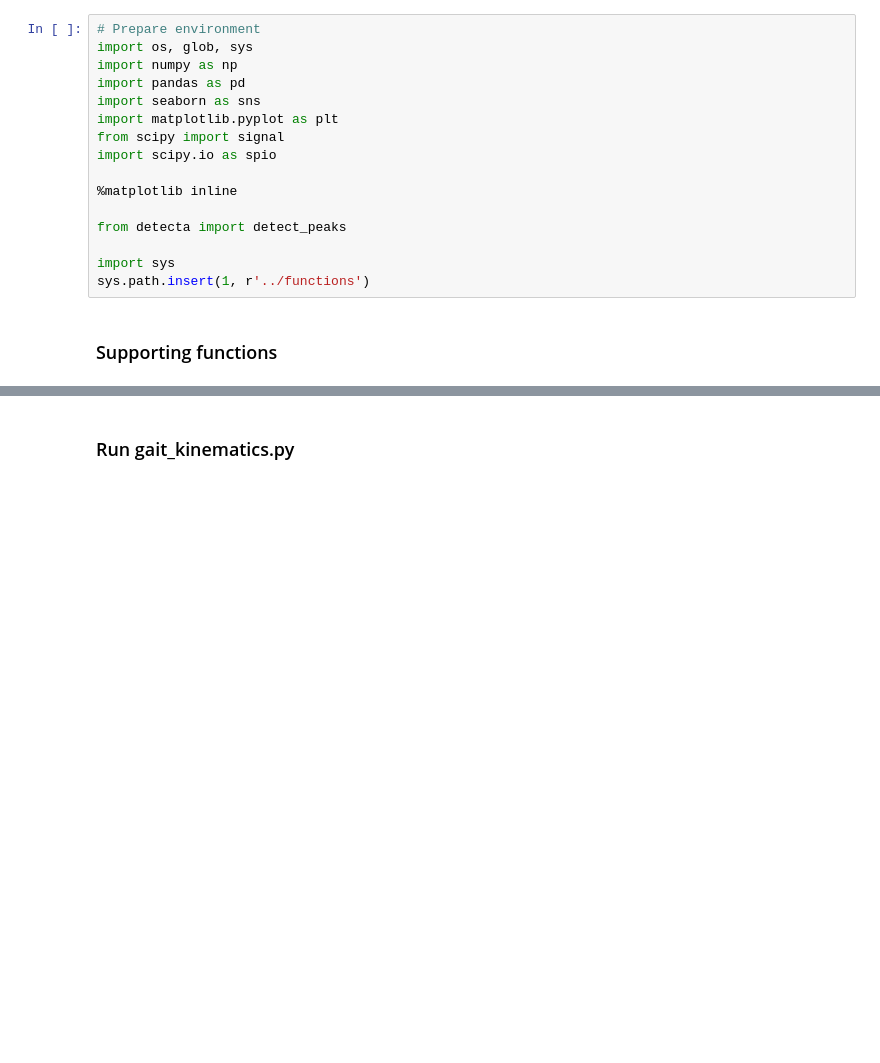
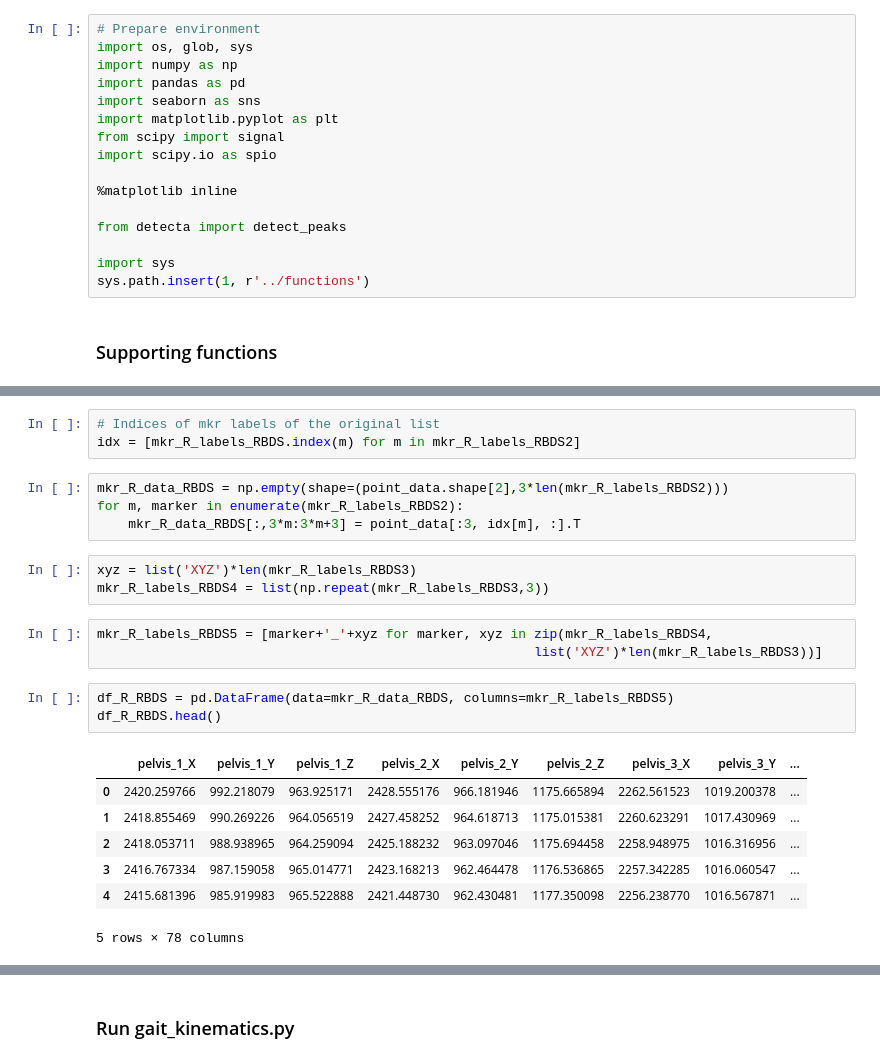
Before and after one commit to regifukuchi/BMC-RIC-running-biomechanics, a Jupyter notebook: notebooks/gait_steps.ipynb, the cells around one changed output, grey strips where cells are left out. Drawn from its saved outputs; the diff is of its cells as text; blank space fills up the shorter version.

```diff
--- a/notebooks/gait_steps.ipynb
+++ b/notebooks/gait_steps.ipynb
@@ -36,0 +114,24 @@ def loadjson(filename):
+# %%
+# Indices of mkr labels of the original list
+idx = [mkr_R_labels_RBDS.index(m) for m in mkr_R_labels_RBDS2]
+# %%
+mkr_R_data_RBDS = np.empty(shape=(point_data.shape[2],3*len(mkr_R_labels_RBDS2)))
+for m, marker in enumerate(mkr_R_labels_RBDS2):
+    mkr_R_data_RBDS[:,3*m:3*m+3] = point_data[:3, idx[m], :].T
+# %%
+xyz = list('XYZ')*len(mkr_R_labels_RBDS3)
+mkr_R_labels_RBDS4 = list(np.repeat(mkr_R_labels_RBDS3,3))
+# %%
+mkr_R_labels_RBDS5 = [marker+'_'+xyz for marker, xyz in zip(mkr_R_labels_RBDS4,
+                                                        list('XYZ')*len(mkr_R_labels_RBDS3))]
+# %%
+df_R_RBDS = pd.DataFrame(data=mkr_R_data_RBDS, columns=mkr_R_labels_RBDS5)
+df_R_RBDS.head()
+# %% [output]
+|  | pelvis_1_X | pelvis_1_Y | pelvis_1_Z | pelvis_2_X | pelvis_2_Y | pelvis_2_Z | pelvis_3_X | pelvis_3_Y | ... |
+| 0 | 2420.259766 | 992.218079 | 963.925171 | 2428.555176 | 966.181946 | 1175.665894 | 2262.561523 | 1019.200378 | ... |
+| 1 | 2418.855469 | 990.269226 | 964.056519 | 2427.458252 | 964.618713 | 1175.015381 | 2260.623291 | 1017.430969 | ... |
+| 2 | 2418.053711 | 988.938965 | 964.259094 | 2425.188232 | 963.097046 | 1175.694458 | 2258.948975 | 1016.316956 | ... |
+| 3 | 2416.767334 | 987.159058 | 965.014771 | 2423.168213 | 962.464478 | 1176.536865 | 2257.342285 | 1016.060547 | ... |
+| 4 | 2415.681396 | 985.919983 | 965.522888 | 2421.448730 | 962.430481 | 1177.350098 | 2256.238770 | 1016.567871 | ... |
+5 rows × 78 columns
```
Also changed, not shown: parts of 47 cells of this notebook, 5 other files.
